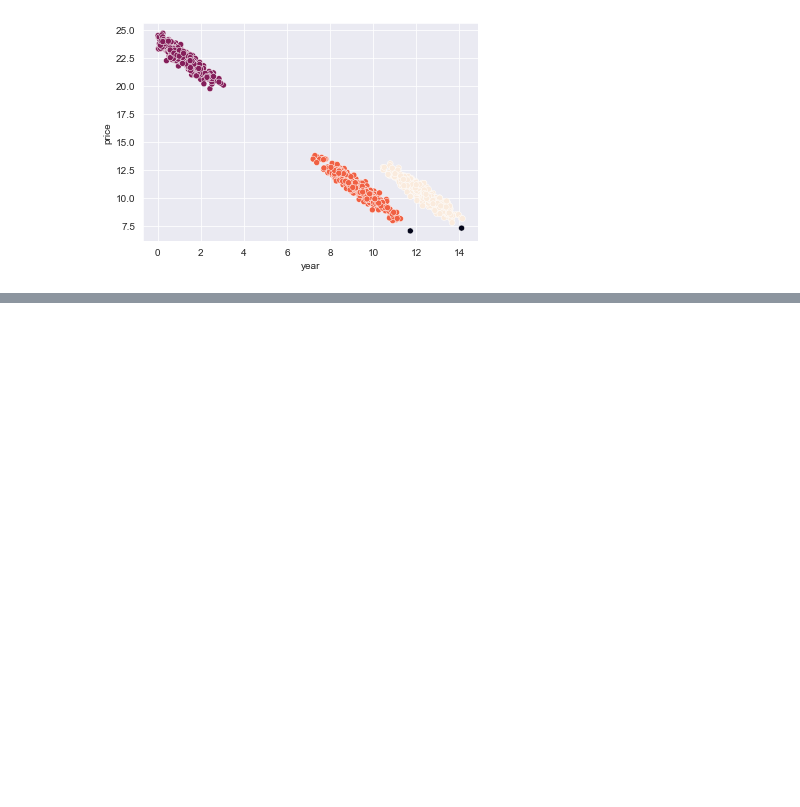
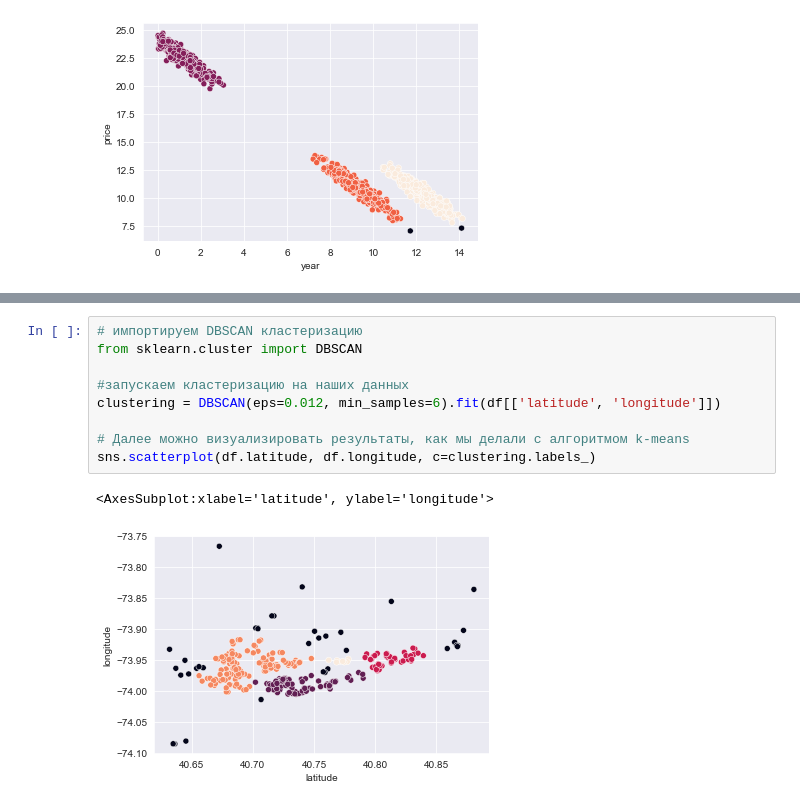
Before and after one commit to Alexx-Yu/python_classes, a Jupyter notebook: Module 33 - ML-4/Practice.ipynb, the cells around one changed output, grey strips where cells are left out. Drawn from its saved outputs; the diff is of its cells as text; blank space fills up the shorter version.

```diff
--- a/Module 33 - ML-4/Practice.ipynb
+++ b/Module 33 - ML-4/Practice.ipynb
@@ -191,0 +233,12 @@ sns.scatterplot(df.year, df.price, c=clustering.labels_)
+# %%
+# импортируем DBSCAN кластеризацию
+from sklearn.cluster import DBSCAN
+
+#запускаем кластеризацию на наших данных
+clustering = DBSCAN(eps=0.012, min_samples=6).fit(df[['latitude', 'longitude']])
+
+# Далее можно визуализировать результаты, как мы делали с алгоритмом k-means
+sns.scatterplot(df.latitude, df.longitude, c=clustering.labels_)
+# %% [output]
+<AxesSubplot:xlabel='latitude', ylabel='longitude'>
+[figure, added]
```
Also changed, not shown: parts of 6 cells of this notebook, 4 other files.
